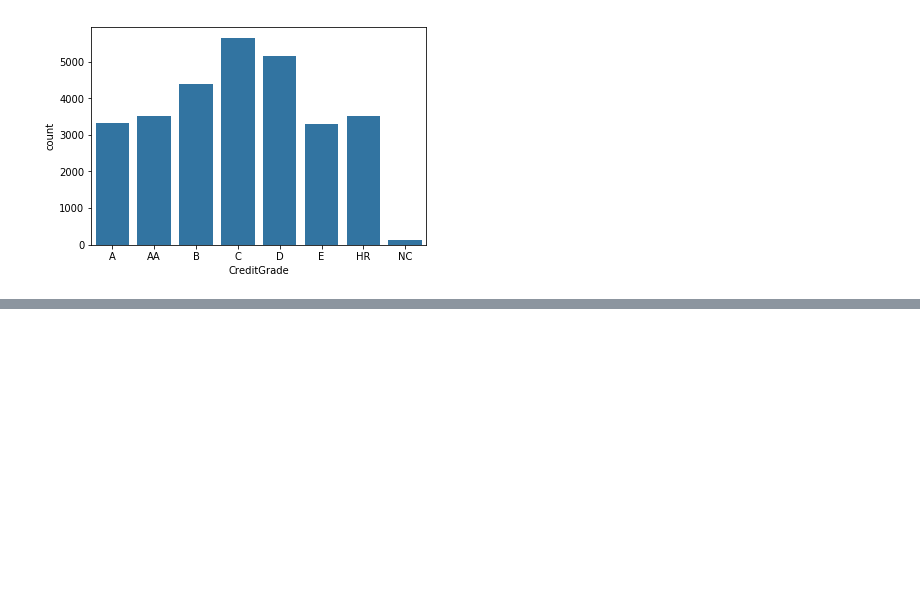
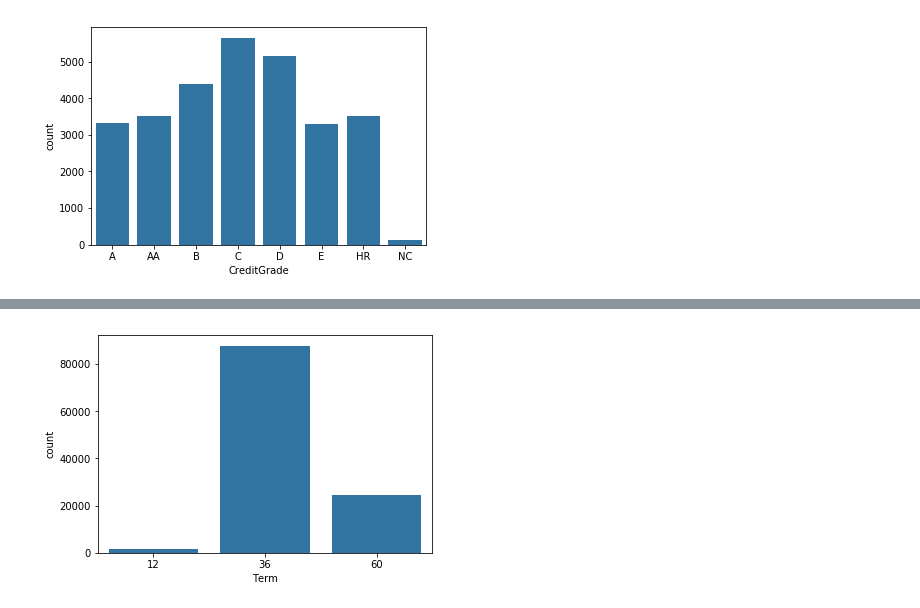
Before and after one commit to rashokanand/explore_prosper_loan_data, a Jupyter notebook: wrangling_dataset.ipynb, the cells around one changed output, grey strips where cells are left out. Cells and saved outputs as stored; diff of their text form; code cells hidden in the pictures; blank space fills up the shorter version.

```diff
--- a/wrangling_dataset.ipynb
+++ b/wrangling_dataset.ipynb
@@ -92,0 +101,4 @@ sb.countplot(data = prosper_df, x ='CreditGrade',order = vals, color = base_colo
+# %%
+sb.countplot(data =prosper_df,x = 'Term',color = base_color);
+# %% [output]
+[figure, added]
```
Also changed, not shown: parts of 8 cells of this notebook.
